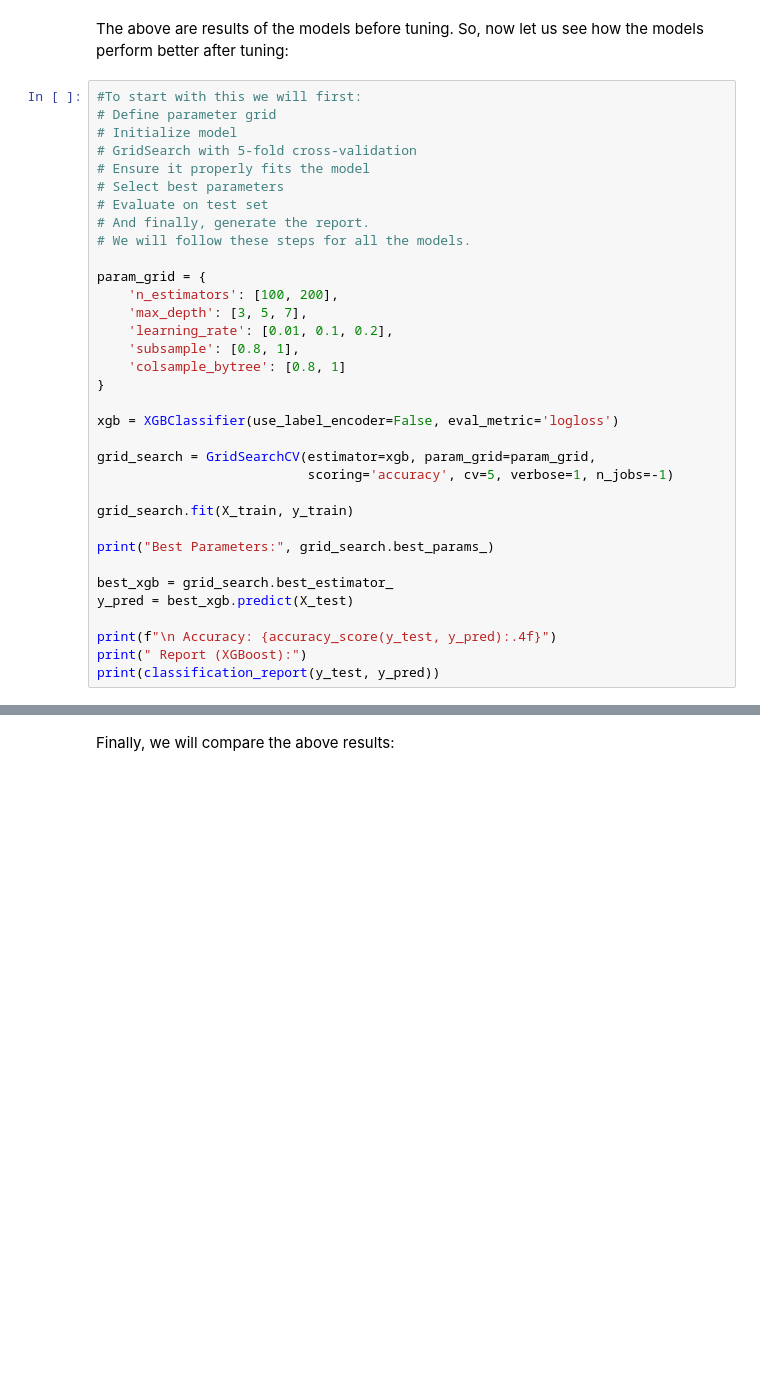
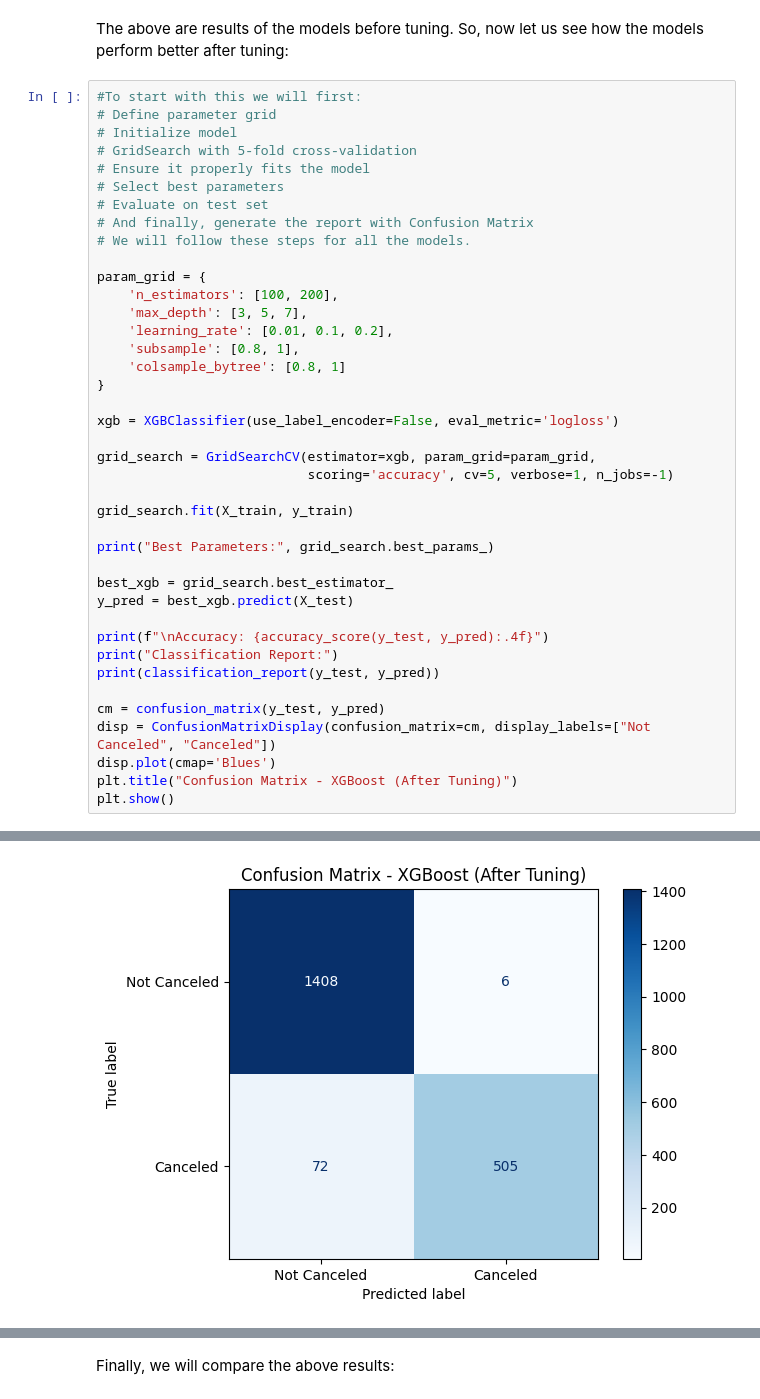
Before and after one commit to Shubhamk0703/Final-Project-23017935-, a Jupyter notebook: CODE_for_small_data(23017935).ipynb, the cells around one changed output, grey strips where cells are left out. Saved outputs shown, nothing was run; the diff lists cells and outputs as text; blank space fills up the shorter version.

```diff
--- a/CODE_for_small_data(23017935).ipynb
+++ b/CODE_for_small_data(23017935).ipynb
@@ -627,7 +636,7 @@ The above are results of the models before tuning. So, now let us see how the mo
 # Ensure it properly fits the model
 # Select best parameters
 # Evaluate on test set
-# And finally, generate the report.
+# And finally, generate the report with Confusion Matrix
 # We will follow these steps for all the models.
 
 param_grid = {
@@ -650,9 +659,15 @@ print("Best Parameters:", grid_search.best_params_)
 best_xgb = grid_search.best_estimator_
 y_pred = best_xgb.predict(X_test)
 
-print(f"\n Accuracy: {accuracy_score(y_test, y_pred):.4f}")
-print(" Report (XGBoost):")
+print(f"\nAccuracy: {accuracy_score(y_test, y_pred):.4f}")
+print("Classification Report:")
 print(classification_report(y_test, y_pred))
+
+cm = confusion_matrix(y_test, y_pred)
+disp = ConfusionMatrixDisplay(confusion_matrix=cm, display_labels=["Not Canceled", "Canceled"])
+disp.plot(cmap='Blues')
+plt.title("Confusion Matrix - XGBoost (After Tuning)")
+plt.show()
 # %% [output]
 Fitting 5 folds for each of 72 candidates, totalling 360 fits
 Parameters: { "use_label_encoder" } are not used.
@@ -665,8 +680,9 @@ Best Parameters: {'colsample_bytree': 0.8, 'learning_rate': 0.2, 'max_depth': 5,
               precision    recall  f1-score   support
 
            0       0.95      1.00      0.97      1414
            1       0.99      0.88      0.93       577
 
     accuracy                           0.96      1991
    macro avg       0.97      0.94      0.95      1991
 weighted avg       0.96      0.96      0.96      1991
+[figure, added]
```
Also changed, not shown: parts of 14 cells of this notebook.
